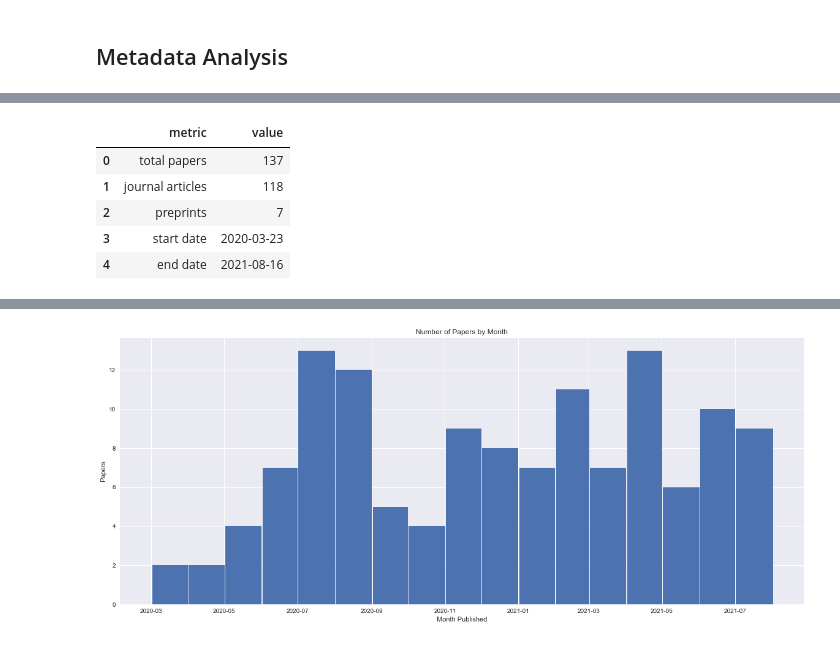
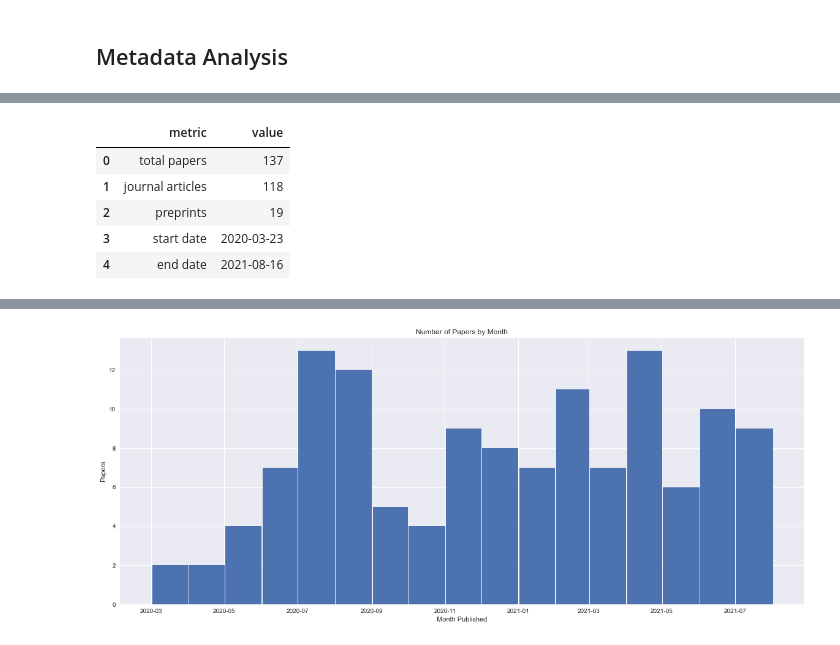
Before and after one commit to flixpar/covid-forecasting-review, a Jupyter notebook: analysis/analysis-main.ipynb, the cells around one changed output, grey strips where cells are left out. Cells and saved outputs as stored; diff of their text form; code cells hidden in the pictures.

```diff
--- a/analysis/analysis-main.ipynb
+++ b/analysis/analysis-main.ipynb
@@ -352,16 +348,16 @@ metadata
 # %%
 pd.DataFrame([
     {"metric": "total papers", "value": len(metadata)},
     {"metric": "journal articles", "value": sum(metadata["paper_type"] == "journal-article")},
-    {"metric": "preprints", "value": sum(metadata["paper_type"] == "preprint")},
+    {"metric": "preprints", "value": sum(metadata["paper_type"] != "journal-article")},
     {"metric": "start date", "value": metadata["date_published"].min().date()},
     {"metric": "end date", "value": metadata["date_published"].max().date()},
 ])
 # %% [output]
 |  | metric | value |
 | 0 | total papers | 137 |
 | 1 | journal articles | 118 |
-| 2 | preprints | 7 |
+| 2 | preprints | 19 |
 | 3 | start date | 2020-03-23 |
 | 4 | end date | 2021-08-16 |
 # %%
```
Also changed, not shown: parts of 18 cells of this notebook.
